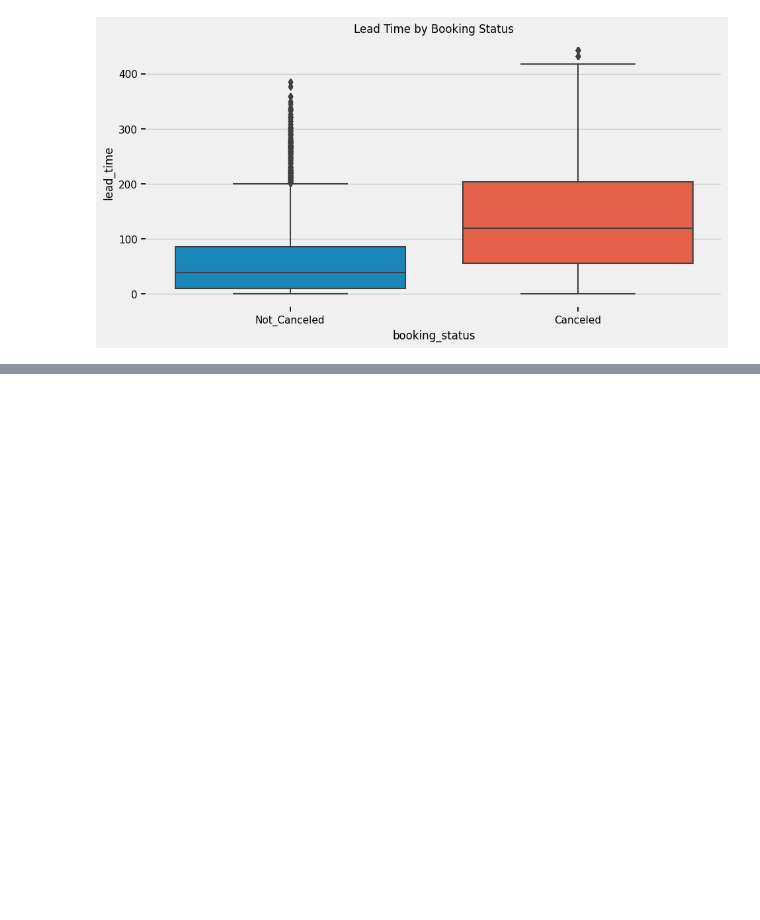
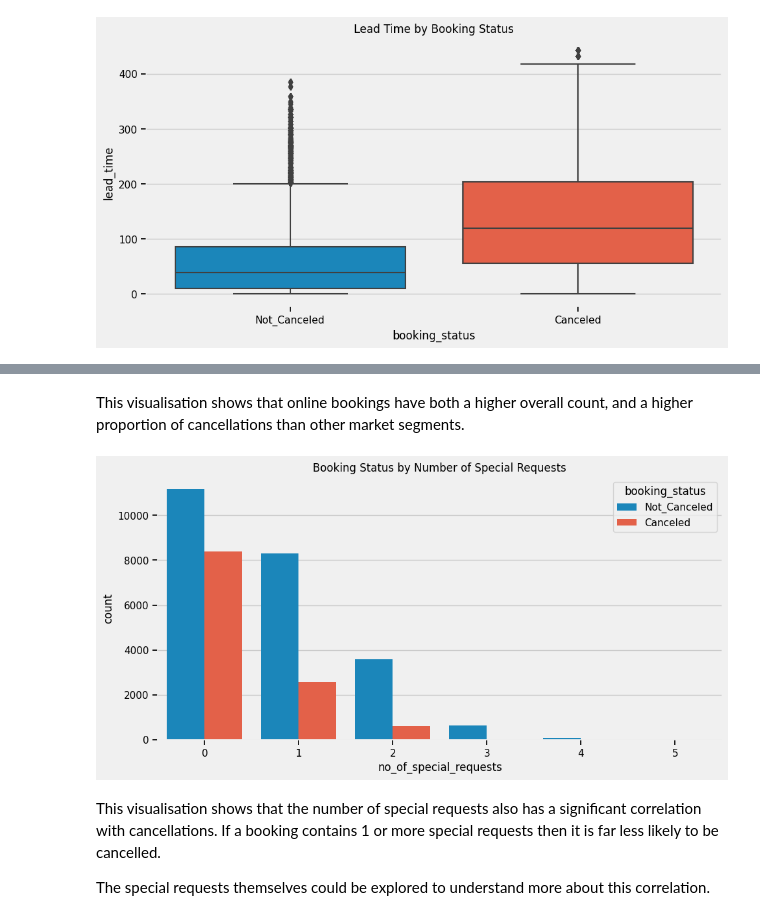
Before and after one commit to dtt101/alchemy, a Jupyter notebook: notebooks/competition-hotels.ipynb, the cells around one changed output, grey strips where cells are left out. Drawn from its saved outputs; the diff is of its cells as text; code cells hidden in the pictures; blank space fills up the shorter version.

```diff
--- a/notebooks/competition-hotels.ipynb
+++ b/notebooks/competition-hotels.ipynb
@@ -751,0 +606,18 @@ plt.show()
+# %% [markdown]
+This visualisation shows that online bookings have both a higher overall count, and a higher proportion of cancellations than other market segments.
+# %%
+# show booking status by number of special requests
+plt.figure(figsize=(10, 5))
+sns.countplot(
+    x='no_of_special_requests',
+    hue='booking_status',
+    data=hotels
+)
+plt.title('Booking Status by Number of Special Requests')
+plt.show()
+# %% [output]
+[figure, added]
+# %% [markdown]
+This visualisation shows that the number of special requests also has a significant correlation with cancellations. If a booking contains 1 or more special requests then it is far less likely to be cancelled.
+
+The special requests themselves could be explored to understand more about this correlation.
```
Also changed, not shown: parts of 25 cells of this notebook.
